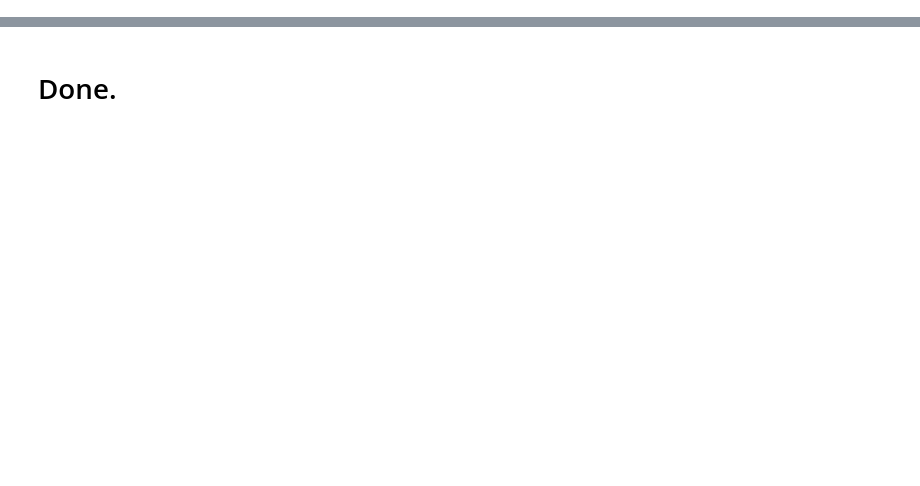
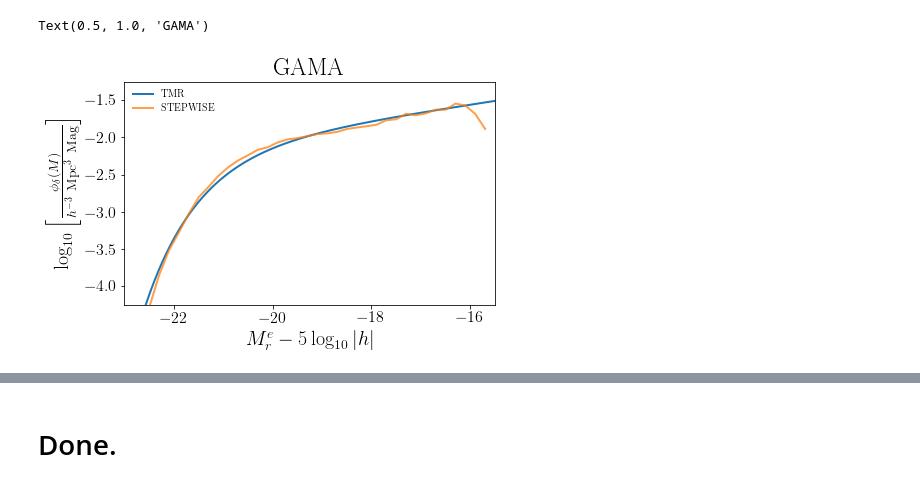
Before and after one commit to SgmAstro/DESI, a Jupyter notebook: docs/nb/sandbox/stepwise_weights.ipynb, the cells around one changed output, grey strips where cells are left out. Saved outputs shown, nothing was run; the diff lists cells and outputs as text; code cells hidden in the pictures; blank space fills up the shorter version.

```diff
--- a/docs/nb/sandbox/stepwise_weights.ipynb
+++ b/docs/nb/sandbox/stepwise_weights.ipynb
@@ -18,0 +17,5 @@ stepwise['VMAX'] /= stepwise['VMAX'].max()
+# %%
+survey = 'gama'
+# %%
+stepwise          = Table.read('/cosma5/data/durham/dc-wils7/GAMA4/gama_gold_lumfn_step.fits')
+stepwise
@@ -18,0 +42,19 @@ stepwise['VMAX'] /= stepwise['VMAX'].max()
+# %%
+Ms = np.arange(-23., -15., 0.01)
+sc = named_schechter(Ms, named_type='TMR')
+
+pl.plot(Ms, np.log10(sc), label='TMR', lw=2)
+
+pl.plot(stepwise['Ms'] , -1.1 + np.log10(stepwise['PHI_STEP']), label='STEPWISE', alpha=0.75, lw=2)
+
+pl.xlabel(r'$M_r^e - 5 \log_{10}|h|$')
+pl.ylabel(r'$\log_{10} \left[ \frac{\phi_\delta(M)}{h^{-3} \ {\rm Mpc}^{3} \ {\rm Mag}^{}} \right] $')
+
+pl.ylim(-4.25, -1.25)
+pl.xlim(-23., -15.5)
+
+pl.legend(frameon=False, loc=2)
+pl.title(survey.upper())
+# %% [output]
+Text(0.5, 1.0, 'GAMA')
+[figure, added]
```
Also changed, not shown: parts of 7 cells of this notebook, 1 other file.
